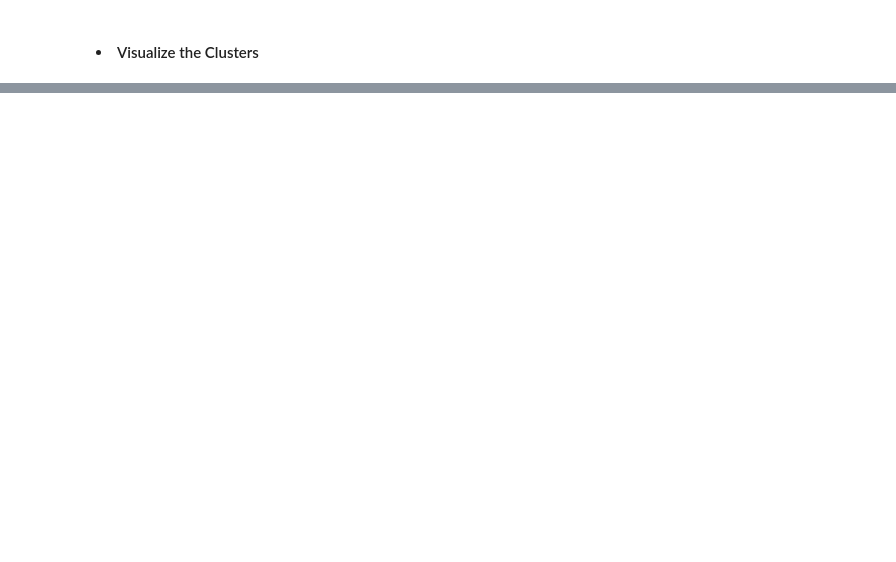
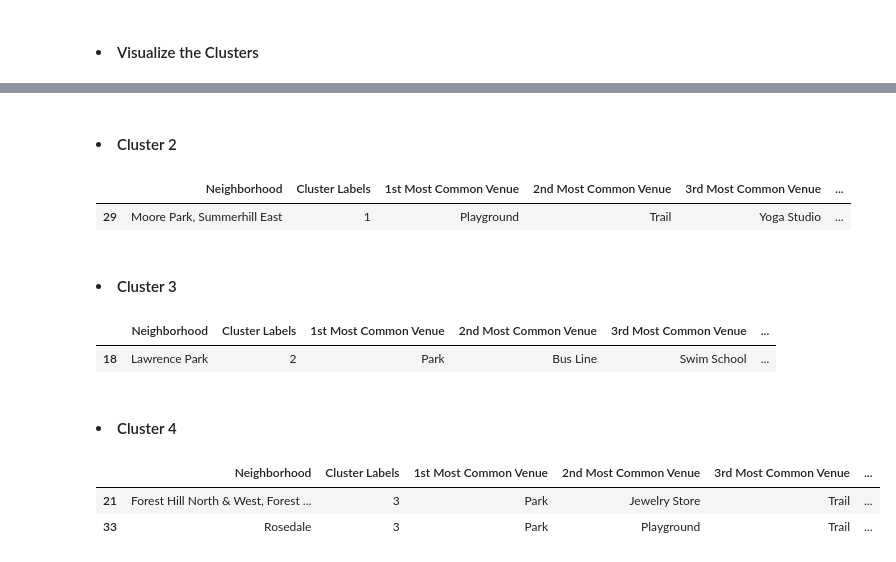
Before and after one commit to rmokashi82/Coursera_Capstone2, a Jupyter notebook: IBM Data Science - Capstone.ipynb, the cells around one changed output, grey strips where cells are left out. Cells and saved outputs as stored; diff of their text form; code cells hidden in the pictures; blank space fills up the shorter version.

```diff
--- a/IBM Data Science - Capstone.ipynb
+++ b/IBM Data Science - Capstone.ipynb
@@ -491,0 +518,22 @@ map_clusters
+# %% [markdown]
+#### <li> Cluster 2 </li>
+# %%
+toronto_merged.loc[toronto_merged['Cluster Labels']==1, toronto_merged.columns[[2] + list(range(5, toronto_merged.shape[1]))]]
+# %% [output]
+|  | Neighborhood | Cluster Labels | 1st Most Common Venue | 2nd Most Common Venue | 3rd Most Common Venue | ... |
+| 29 | Moore Park, Summerhill East | 1 | Playground | Trail | Yoga Studio | ... |
+# %% [markdown]
+#### <li> Cluster 3 </li>
+# %%
+toronto_merged.loc[toronto_merged['Cluster Labels']==2, toronto_merged.columns[[2] + list(range(5, toronto_merged.shape[1]))]]
+# %% [output]
+|  | Neighborhood | Cluster Labels | 1st Most Common Venue | 2nd Most Common Venue | 3rd Most Common Venue | ... |
+| 18 | Lawrence Park | 2 | Park | Bus Line | Swim School | ... |
+# %% [markdown]
+#### <li> Cluster 4 </li>
+# %%
+toronto_merged.loc[toronto_merged['Cluster Labels']==3, toronto_merged.columns[[2] + list(range(5, toronto_merged.shape[1]))]]
+# %% [output]
+|  | Neighborhood | Cluster Labels | 1st Most Common Venue | 2nd Most Common Venue | 3rd Most Common Venue | ... |
+| 21 | Forest Hill North & West, Forest ... | 3 | Park | Jewelry Store | Trail | ... |
+| 33 | Rosedale | 3 | Park | Playground | Trail | ... |
```
Also changed, not shown: parts of 6 cells of this notebook.
